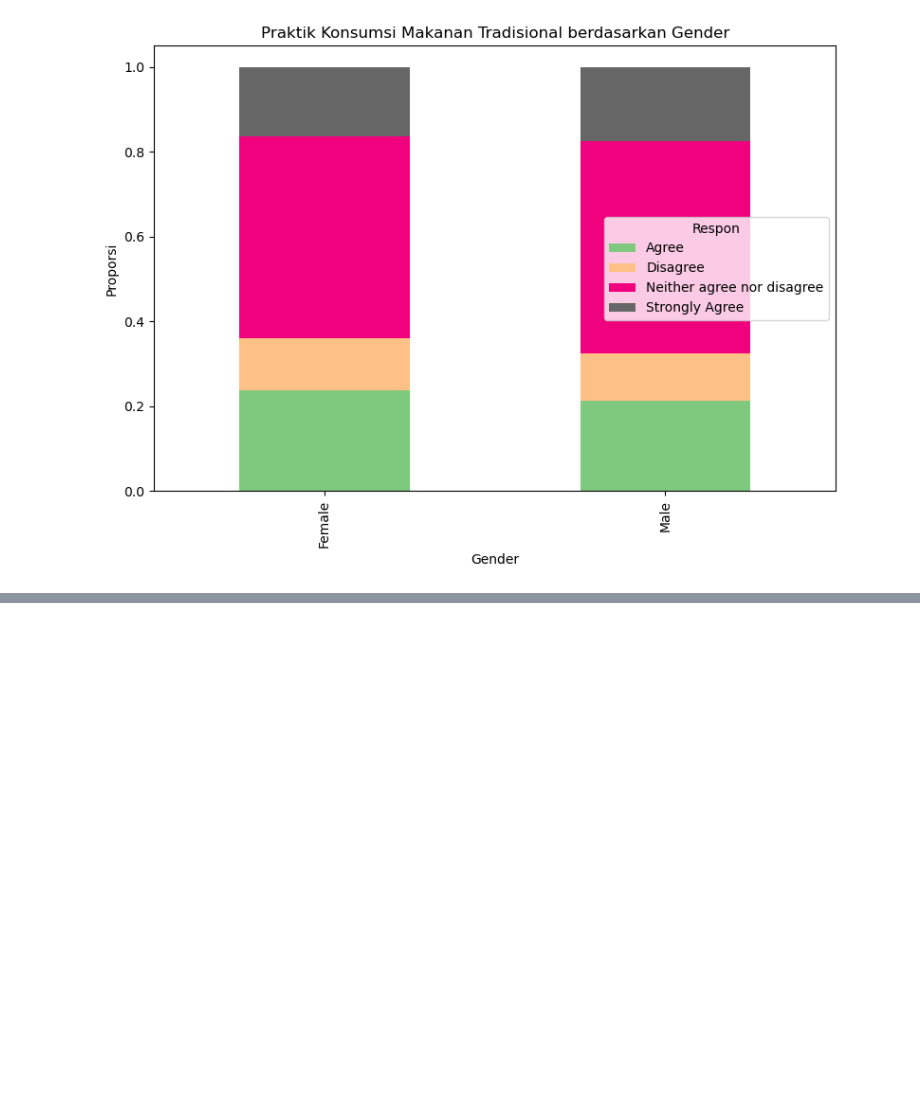
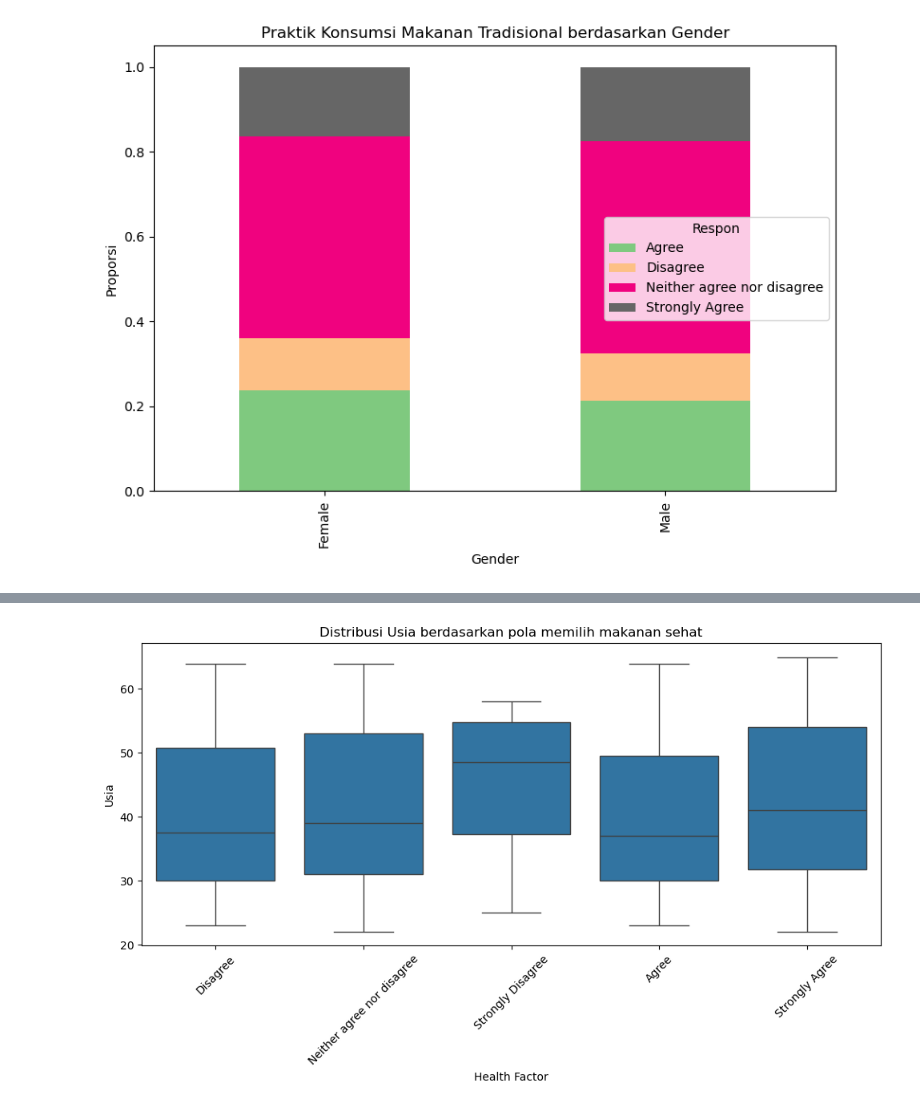
Before and after one commit to Fajrimughni/Final_Project_Fajri, a Jupyter notebook: food_consumption.ipynb, the cells around one changed output, grey strips where cells are left out. Saved outputs shown, nothing was run; the diff lists cells and outputs as text; code cells hidden in the pictures; blank space fills up the shorter version.

```diff
--- a/food_consumption.ipynb
+++ b/food_consumption.ipynb
@@ -70,3 +71,22 @@ plt.tight_layout()
 plt.show()
 # %% [output]
 [figure]
+# %%
+# Contoh: ganti df_consumption dengan nama dataframe kamu
+def clean_column_names(df):
+    new_columns = []
+    for col in df.columns:
+        # Hapus bagian dalam tanda kurung seperti (A1) atau (E27 TYPE...
+        col_clean = re.sub(r'\(.*?\)', '', col)  # hapus (....)
+        col_clean = re.sub(r'\s+', '_', col_clean.strip())  # ganti spasi dengan _
+        col_clean = re.sub(r'[^a-zA-Z0-9_]', '', col_clean)  # hilangkan karakter selain alfanumerik dan _
+        col_clean = col_clean.lower()  # opsional: lowercase semua
+        new_columns.append(col_clean)
+    df.columns = new_columns
+    return df
+
+# Terapkan ke dataframe konsumsi makanan
+df_consumption = clean_column_names(df_consumption)
+
+# Cek hasil
+print(df_consumption.columns)
@@ -72,0 +109,14 @@ plt.show()
+# %%
+# Pastikan kolom sudah bersih
+df_consumption = clean_column_names(df_consumption)
+
+plt.figure(figsize=(10, 6))
+sns.boxplot(data=df_consumption, x='health_factor', y='age')
+plt.title('Distribusi Usia berdasarkan pola memilih makanan sehat')
+plt.xlabel('Health Factor')
+plt.ylabel('Usia')
+plt.xticks(rotation=45)
+plt.tight_layout()
+plt.show()
+# %% [output]
+[figure, added]
```
Also changed, not shown: parts of 5 cells of this notebook, 2 other files.
